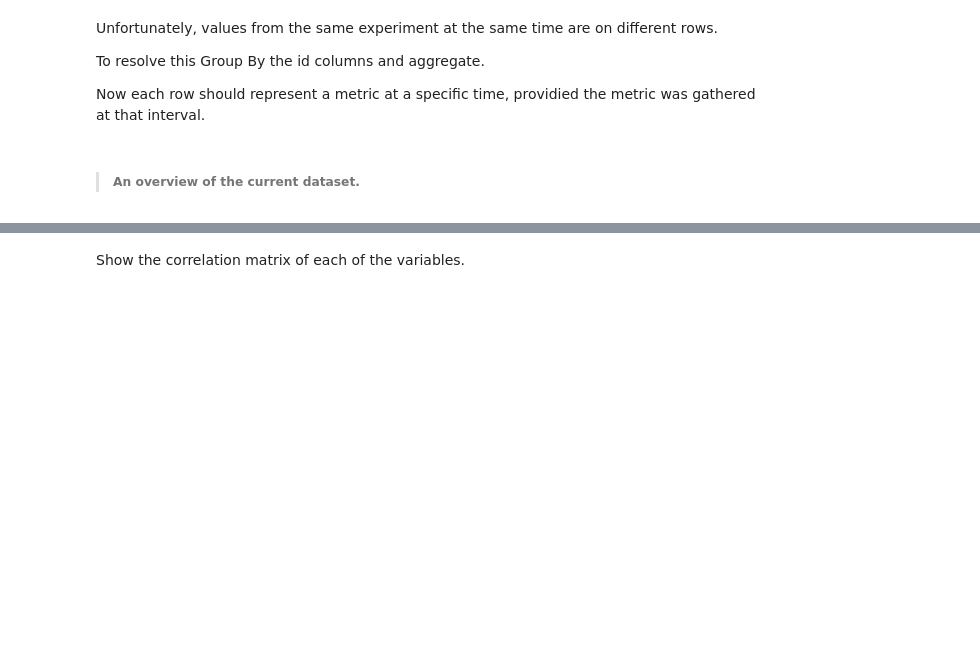
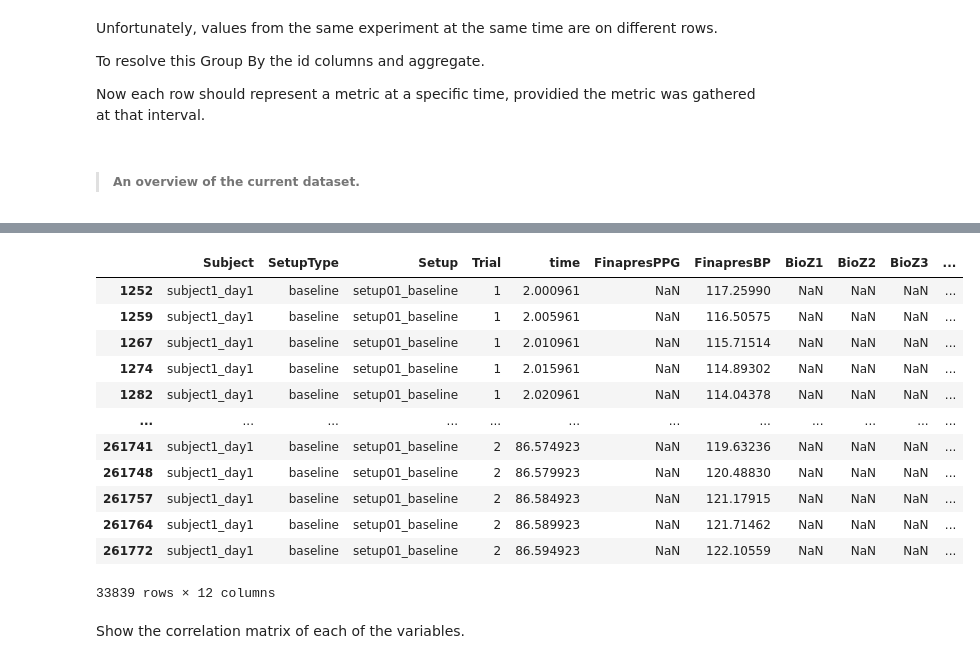
Before and after one commit to Spuced/https-gitlab.compuca4015_predicting_blood_pressure_based_on_bioimpedence, a Jupyter notebook: code/1st_Attempt_Blood_Pressure_Prediction.ipynb, the cells around one changed output, grey strips where cells are left out. Saved outputs shown, nothing was run; the diff lists cells and outputs as text; code cells hidden in the pictures; blank space fills up the shorter version.

```diff
--- a/code/Blood_Pressure_Prediction.ipynb
+++ b/code/1st_Attempt_Blood_Pressure_Prediction.ipynb
@@ -134,3 +132,19 @@ memory usage: 24.1+ MB
+# %%
+df[df['FinapresBP'].notna()]
+# %% [output]
+|  | Subject | SetupType | Setup | Trial | time | FinapresPPG | FinapresBP | BioZ1 | BioZ2 | BioZ3 | ... |
+| 1252 | subject1_day1 | baseline | setup01_baseline | 1 | 2.000961 | NaN | 117.25990 | NaN | NaN | NaN | ... |
+| 1259 | subject1_day1 | baseline | setup01_baseline | 1 | 2.005961 | NaN | 116.50575 | NaN | NaN | NaN | ... |
+| 1267 | subject1_day1 | baseline | setup01_baseline | 1 | 2.010961 | NaN | 115.71514 | NaN | NaN | NaN | ... |
+| 1274 | subject1_day1 | baseline | setup01_baseline | 1 | 2.015961 | NaN | 114.89302 | NaN | NaN | NaN | ... |
+| 1282 | subject1_day1 | baseline | setup01_baseline | 1 | 2.020961 | NaN | 114.04378 | NaN | NaN | NaN | ... |
+| ... | ... | ... | ... | ... | ... | ... | ... | ... | ... | ... | ... |
+| 261741 | subject1_day1 | baseline | setup01_baseline | 2 | 86.574923 | NaN | 119.63236 | NaN | NaN | NaN | ... |
+| 261748 | subject1_day1 | baseline | setup01_baseline | 2 | 86.579923 | NaN | 120.48830 | NaN | NaN | NaN | ... |
+| 261757 | subject1_day1 | baseline | setup01_baseline | 2 | 86.584923 | NaN | 121.17915 | NaN | NaN | NaN | ... |
+| 261764 | subject1_day1 | baseline | setup01_baseline | 2 | 86.589923 | NaN | 121.71462 | NaN | NaN | NaN | ... |
+| 261772 | subject1_day1 | baseline | setup01_baseline | 2 | 86.594923 | NaN | 122.10559 | NaN | NaN | NaN | ... |
+33839 rows × 12 columns
 # %% [markdown]
 Show the correlation matrix of each of the variables.
 # %%
```
Also changed, not shown: parts of 3 cells of this notebook, 2 other files.
